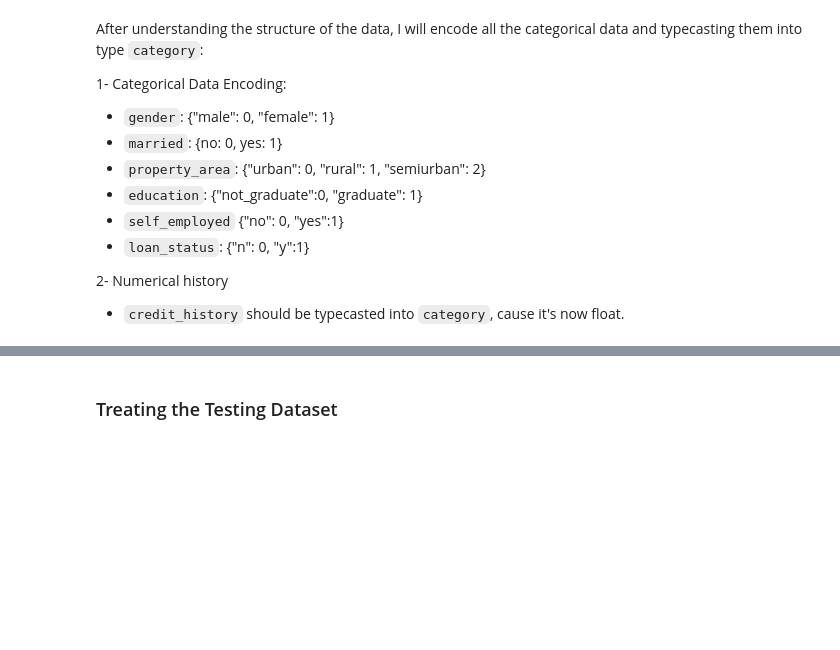
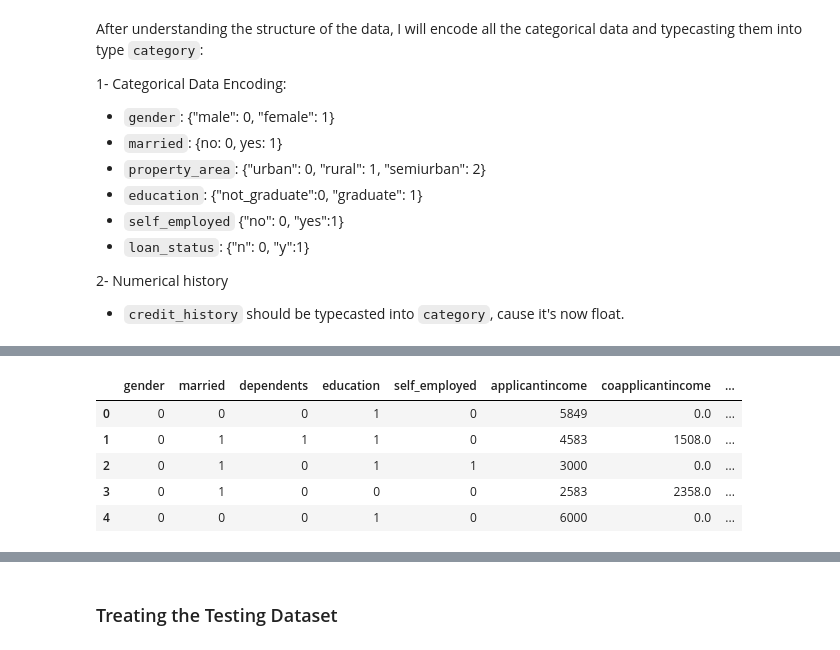
Before and after one commit to allaalmouiz/loan_acceptance_prediction, a Jupyter notebook: Loan_Acceptance_Prediction_Challange_AlaaAlmouiz(S2026_176).ipynb, the cells around one changed output, grey strips where cells are left out. Saved outputs shown, nothing was run; the diff lists cells and outputs as text; code cells hidden in the pictures; blank space fills up the shorter version.

```diff
--- a/Loan_Acceptance_Prediction_Challange_AlaaAlmouiz(S2026_176).ipynb
+++ b/Loan_Acceptance_Prediction_Challange_AlaaAlmouiz(S2026_176).ipynb
@@ -380,0 +390,27 @@ After understanding the structure of the data, I will encode all the categorical
+# %%
+# Defining dictionaries
+gender = {"male":0, "female":1}
+married = {"no":0, "yes":1}
+property_area = {"urban":0, "rural":1, "semiurban":2}
+education = {"not_graduate":0, "graduate":1}
+self_employed = {"no":0, "yes":1}
+
+
+# Replacing column with values
+train_df['gender'] = train_df["gender"].apply(lambda x: gender[x])
+train_df["married"] = train_df["married"].apply(lambda x: married[x])
+train_df["property_area"] = train_df["property_area"].apply(lambda x: property_area[x])
+train_df["education"] = train_df["education"].apply(lambda x: education[x])
+train_df["self_employed"] = train_df["self_employed"].apply(lambda x: self_employed[x])
+train_df["loan_status"] = train_df["loan_status"].apply(lambda x: 1 if x == "y" else 0)
+
+
+# Printing head to verify
+train_df.head()
+# %% [output]
+|  | gender | married | dependents | education | self_employed | applicantincome | coapplicantincome | ... |
+| 0 | 0 | 0 | 0 | 1 | 0 | 5849 | 0.0 | ... |
+| 1 | 0 | 1 | 1 | 1 | 0 | 4583 | 1508.0 | ... |
+| 2 | 0 | 1 | 0 | 1 | 1 | 3000 | 0.0 | ... |
+| 3 | 0 | 1 | 0 | 0 | 0 | 2583 | 2358.0 | ... |
+| 4 | 0 | 0 | 0 | 1 | 0 | 6000 | 0.0 | ... |
```
Also changed, not shown: parts of 13 cells of this notebook.
